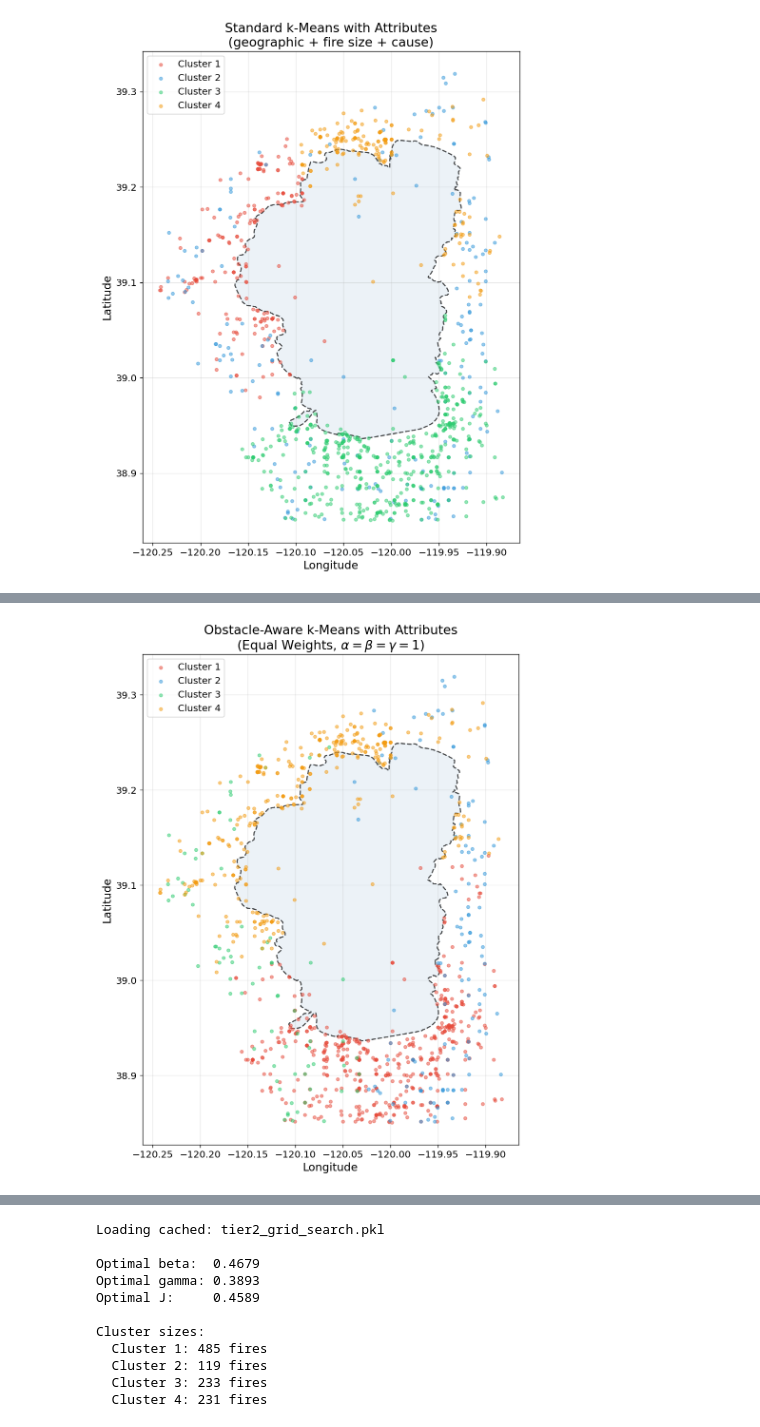
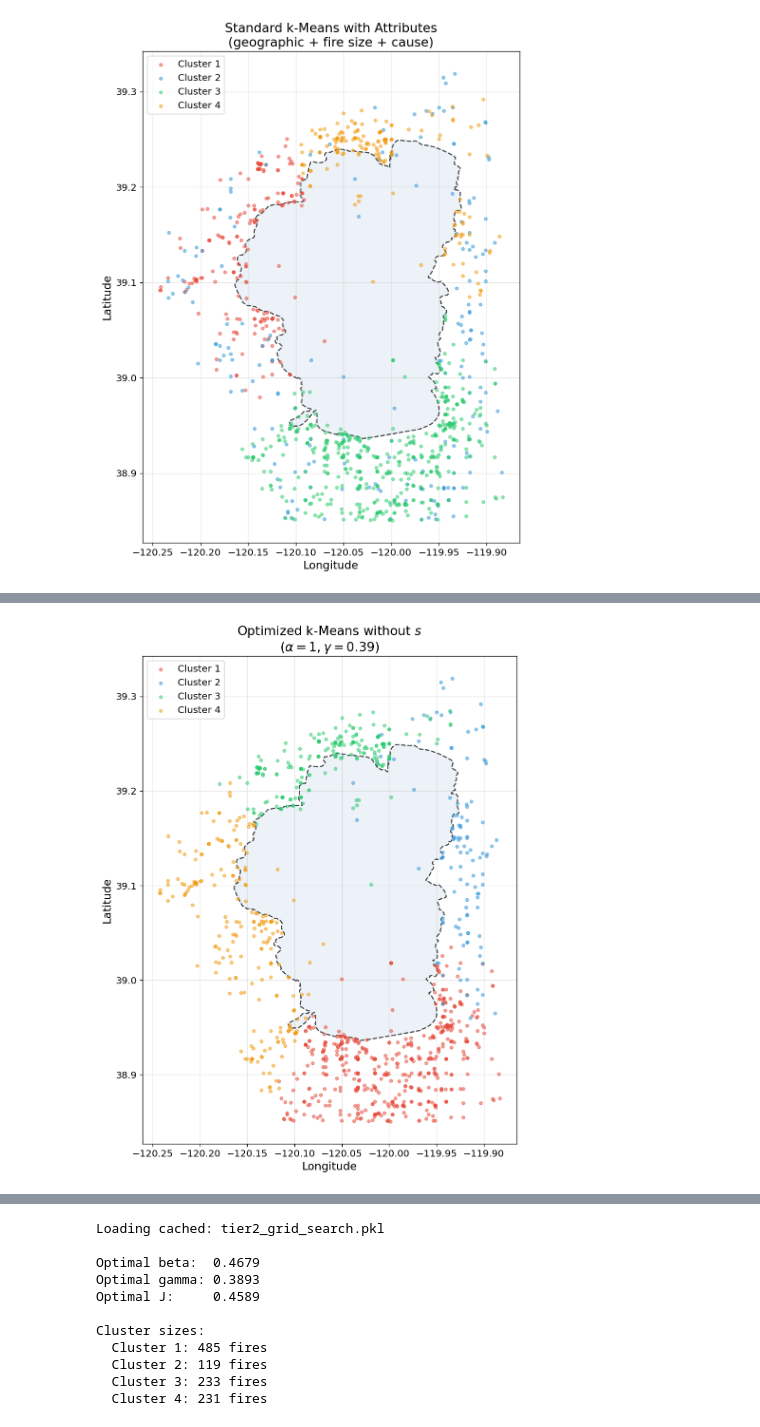
Before and after one commit to Michele-75/obstacle-aware-clustering, a Jupyter notebook: notebooks/03_clustering_wildfires.ipynb, the cells around one changed output, grey strips where cells are left out. Saved outputs shown, nothing was run; the diff lists cells and outputs as text; code cells hidden in the pictures.

```diff
--- a/notebooks/03_clustering_wildfires.ipynb
+++ b/notebooks/03_clustering_wildfires.ipynb
@@ -889,17 +901,0 @@ We run the full obstacle-aware algorithm with $\alpha = \beta = \gamma = 1$, giv
-# %%
-# Obstacle-aware k-Means: full features, equal weights
-model_t2_equal = ObstacleKMeans(
-    k=k, boundary=boundary,
-    alpha=1.0, beta=1.0, gamma=1.0,
-    random_state=42, n_attr=2  # 2 attribute features: fire_size, cause
-)
-model_t2_equal.fit(X, t_data=fires['t_param'].values)
-labels_t2_equal = model_t2_equal.labels_
-
-# Calculate attribute separation now; we'll use it in the comparison table
-sigma_t2_eq, _ = attribute_separation(X, labels_t2_equal, k, attr_indices=[3, 4])
-
-print(f'Obstacle-aware (Tier 2, equal weights): converged in {model_t2_equal.n_iter_} iterations')
-print('\nCluster sizes:')
-for i in range(k):
-    print(f'  Cluster {i+1}: {np.sum(labels_t2_equal == i)} fires')
@@ -914,24 +962,24 @@ Cluster sizes:
 # %%
-# Plot Tier 2 obstacle-aware (equal weights) clustering results
+# Plot optimized-no-s clustering results
 fig, ax = plt.subplots(figsize=(10, 10))
 
 for i in range(k):
-    mask = labels_t2_equal == i
+    mask = labels_t2_no_s == i
     ax.scatter(fires['LONGITUDE'].values[mask], fires['LATITUDE'].values[mask],
                c=CLUSTER_COLORS[i], s=15, alpha=0.5, label=f'Cluster {i+1}', zorder=3)
 
 ax.plot(spline_pts[:, 0], spline_pts[:, 1], color='black', linestyle='--',
         linewidth=1.5, alpha=0.7)
 ax.fill(spline_pts[:, 0], spline_pts[:, 1], alpha=0.1, color='steelblue')
 
 ax.set_xlabel('Longitude')
 ax.set_ylabel('Latitude')
-ax.set_title(r'Obstacle-Aware k-Means with Attributes' + '\n' +
-             r'(Equal Weights, $\alpha = \beta = \gamma = 1$)')
+ax.set_title(r'Optimized k-Means without $s$' + '\n' +
+             rf'($\alpha = 1, \gamma = {opt_gamma_no_s:.2f}$)')
 ax.legend()
 ax.set_aspect('equal')
 ax.grid(True, alpha=0.3)
 plt.tight_layout()
 plt.show()
 # %% [output]
-[figure, old version]
+[figure, new version]
```
Also changed, not shown: parts of 49 cells of this notebook, 1 other file.
